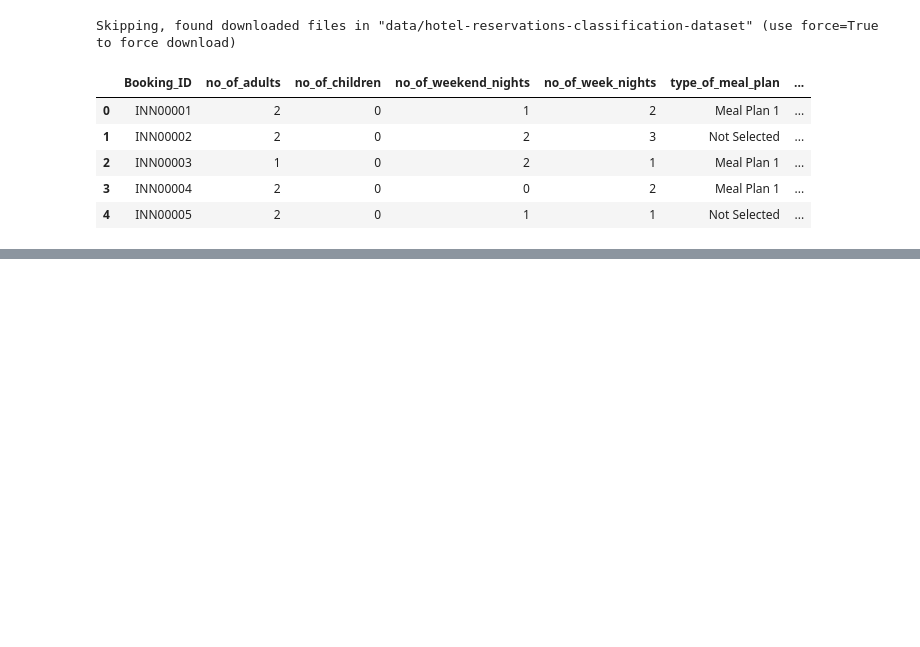
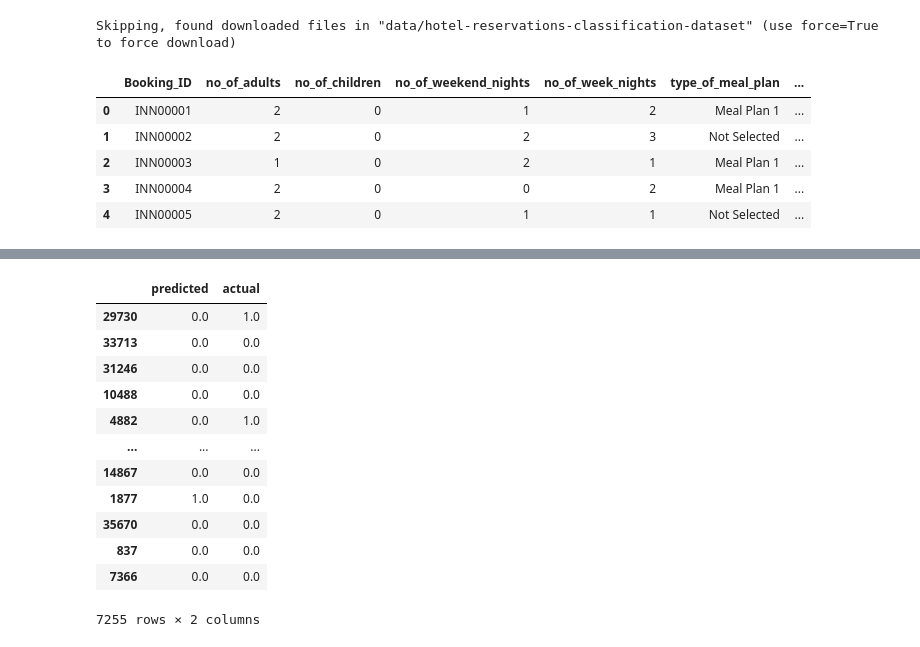
Before and after one commit to DanteLore/simple-prediction, a Jupyter notebook: hotel_cancelations.ipynb, the cells around one changed output, grey strips where cells are left out. Cells and saved outputs as stored; diff of their text form; code cells hidden in the pictures; blank space fills up the shorter version.

```diff
--- a/hotel_cancelations.ipynb
+++ b/hotel_cancelations.ipynb
@@ -25,0 +88,7 @@ hotel_data.describe()
+# %%
+model = Sequential()
+model.add(Dense(units=12, activation='sigmoid', input_dim=len(x_train.columns)))
+#model.add(Dense(units=12, activation='sigmoid'))
+model.add(Dense(units=1, activation='sigmoid'))
+
+model.compile(loss='mse', optimizer='sgd', metrics='accuracy')
@@ -25,0 +104,2 @@ hotel_data.describe()
+# %%
+model.fit(x_train, y_train, epochs=100, batch_size=32, validation_data=(x_test, y_test))
@@ -25,0 +131,5 @@ hotel_data.describe()
+# %%
+y_hat = model.predict(x_test)
+y_hat = [0.0 if x < 0.5 else 1.0 for x in y_hat]
+
+accuracy_score(y_test, y_hat)
@@ -25,0 +140,19 @@ hotel_data.describe()
+# %%
+pd.DataFrame({
+    'predicted': y_hat,
+    'actual': y_test
+})
+# %% [output]
+|  | predicted | actual |
+| 29730 | 0.0 | 1.0 |
+| 33713 | 0.0 | 0.0 |
+| 31246 | 0.0 | 0.0 |
+| 10488 | 0.0 | 0.0 |
+| 4882 | 0.0 | 1.0 |
+| ... | ... | ... |
+| 14867 | 0.0 | 0.0 |
+| 1877 | 1.0 | 0.0 |
+| 35670 | 0.0 | 0.0 |
+| 837 | 0.0 | 0.0 |
+| 7366 | 0.0 | 0.0 |
+7255 rows × 2 columns
```
Also changed, not shown: parts of 11 cells of this notebook.
